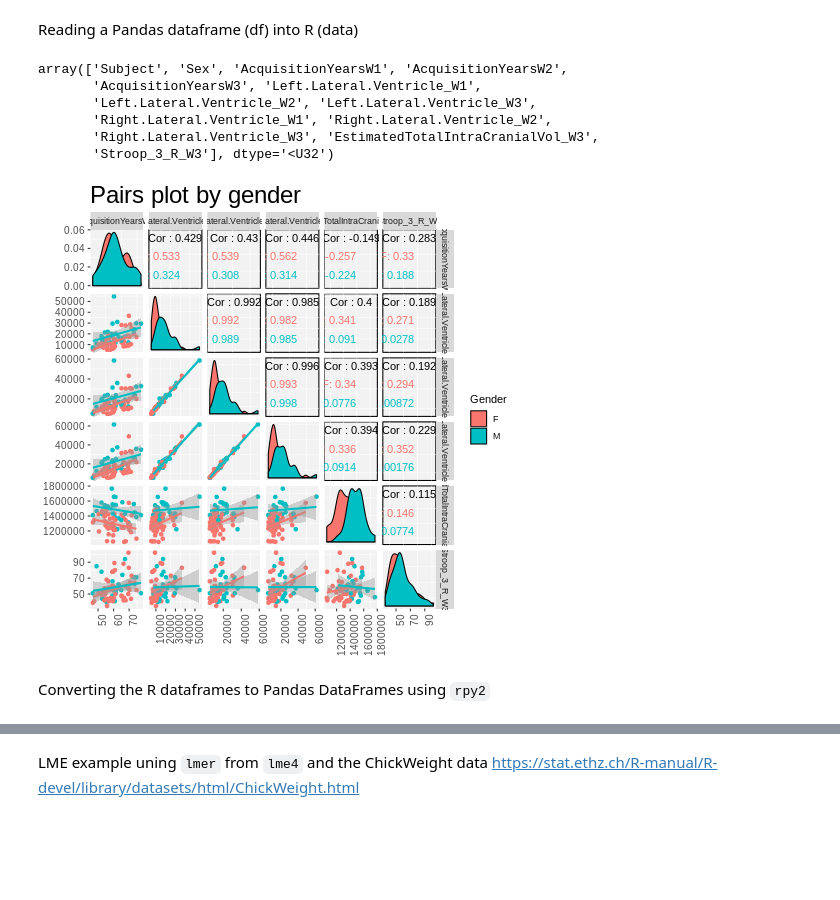
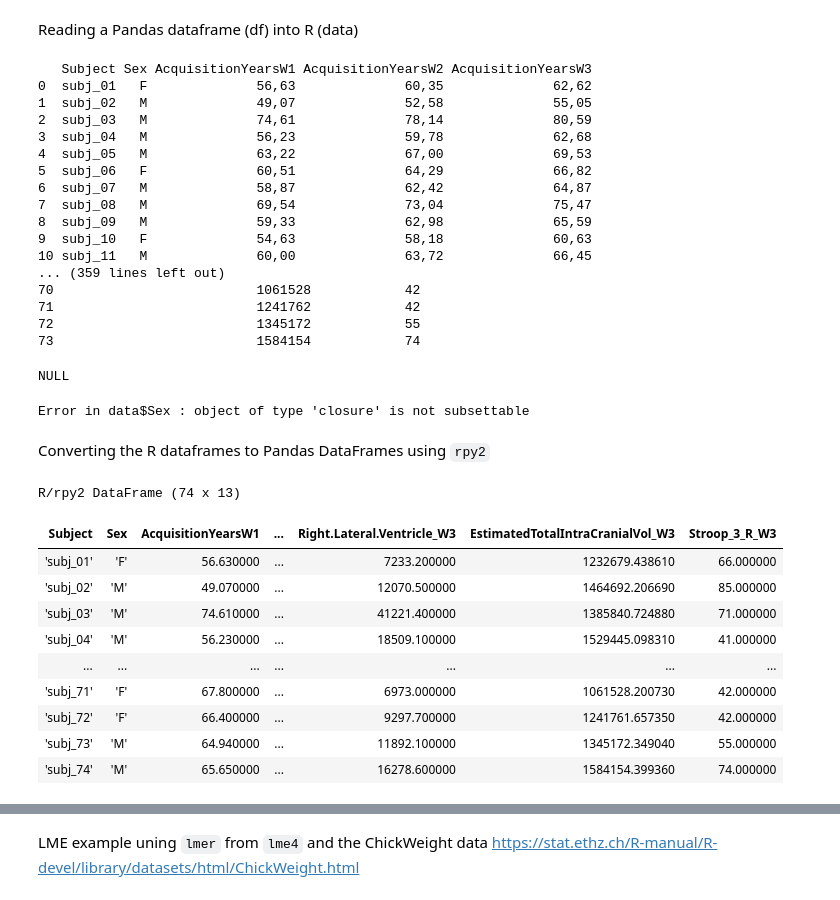
Before and after one commit to arvidl/lvv-ri, a Jupyter notebook: notebooks/0.0-test.ipynb, the cells around one changed output, grey strips where cells are left out. Saved outputs shown, nothing was run; the diff lists cells and outputs as text; code cells hidden in the pictures; blank space fills up the shorter version.

```diff
--- a/notebooks/0.0-test.ipynb
+++ b/notebooks/0.0-test.ipynb
@@ -506,25 +586,49 @@ df.head(7).T
 # %% [markdown]
 Reading a Pandas dataframe (df) into R (data)
 # %%
-%%R -i df
-
-data = df
+# Previously:
+#%R -i df
+#
+#data = df
+# %%
+import pandas as pd
+import rpy2.robjects as ro
+from rpy2.robjects.packages import importr
+from rpy2.robjects import pandas2ri
+from rpy2.robjects.conversion import localconverter
+
+with localconverter(ro.default_converter + pandas2ri.converter):
+  data = ro.conversion.py2ro(df)
+print(data)
+# %% [output]
+   Subject Sex AcquisitionYearsW1 AcquisitionYearsW2 AcquisitionYearsW3
+0  subj_01   F              56,63              60,35              62,62
+1  subj_02   M              49,07              52,58              55,05
+2  subj_03   M              74,61              78,14              80,59
+3  subj_04   M              56,23              59,78              62,68
+4  subj_05   M              63,22              67,00              69,53
+5  subj_06   F              60,51              64,29              66,82
+6  subj_07   M              58,87              62,42              64,87
+7  subj_08   M              69,54              73,04              75,47
+8  subj_09   M              59,33              62,98              65,59
+9  subj_10   F              54,63              58,18              60,63
+10 subj_11   M              60,00              63,72              66,45
+... (359 lines left out)
+70                          1061528            42
+71                          1241762            42
+72                          1345172            55
+73                          1584154            74
 # %%
-%R names(data)
+%%R
+names(data)
 # %% [output]
-array(['Subject', 'Sex', 'AcquisitionYearsW1', 'AcquisitionYearsW2',
-       'AcquisitionYearsW3', 'Left.Lateral.Ventricle_W1',
-       'Left.Lateral.Ventricle_W2', 'Left.Lateral.Ventricle_W3',
-       'Right.Lateral.Ventricle_W1', 'Right.Lateral.Ventricle_W2',
-       'Right.Lateral.Ventricle_W3', 'EstimatedTotalIntraCranialVol_W3',
-       'Stroop_3_R_W3'], dtype='<U32')
+NULL
 # %%
-%%R -i df
+%%R
 
 library(ggplot2)
 library(GGally)
 
-data = df
 data$Gender = data$Sex
 
 pm <- ggpairs(
@@ -557,6 +661,6 @@ pm = pm + theme(
 
 print(pm)
 # %% [output]
-[figure, removed]
+Error in data$Sex : object of type 'closure' is not subsettable
 # %% [markdown]
 Converting the R dataframes to Pandas DataFrames using `rpy2` <br>
@@ -568,3 +667,20 @@ pd_data = r['data']
+# %%
+with localconverter(ro.default_converter + pandas2ri.converter):
+  pd_data = ro.conversion.ri2ro(data)
+
+pd_data
+# %% [output]
+R/rpy2 DataFrame (74 x 13)
+| Subject | Sex | AcquisitionYearsW1 | ... | Right.Lateral.Ventricle_W3 | EstimatedTotalIntraCranialVol_W3 | Stroop_3_R_W3 |
+| 'subj_01' | 'F' | 56.630000 | ... | 7233.200000 | 1232679.438610 | 66.000000 |
+| 'subj_02' | 'M' | 49.070000 | ... | 12070.500000 | 1464692.206690 | 85.000000 |
+| 'subj_03' | 'M' | 74.610000 | ... | 41221.400000 | 1385840.724880 | 71.000000 |
+| 'subj_04' | 'M' | 56.230000 | ... | 18509.100000 | 1529445.098310 | 41.000000 |
+| ... | ... | ... | ... | ... | ... | ... |
+| 'subj_71' | 'F' | 67.800000 | ... | 6973.000000 | 1061528.200730 | 42.000000 |
+| 'subj_72' | 'F' | 66.400000 | ... | 9297.700000 | 1241761.657350 | 42.000000 |
+| 'subj_73' | 'M' | 64.940000 | ... | 11892.100000 | 1345172.349040 | 55.000000 |
+| 'subj_74' | 'M' | 65.650000 | ... | 16278.600000 | 1584154.399360 | 74.000000 |
 # %%
 pd_data.head()
 # %% [output]
```
Also changed, not shown: parts of 45 cells of this notebook.
